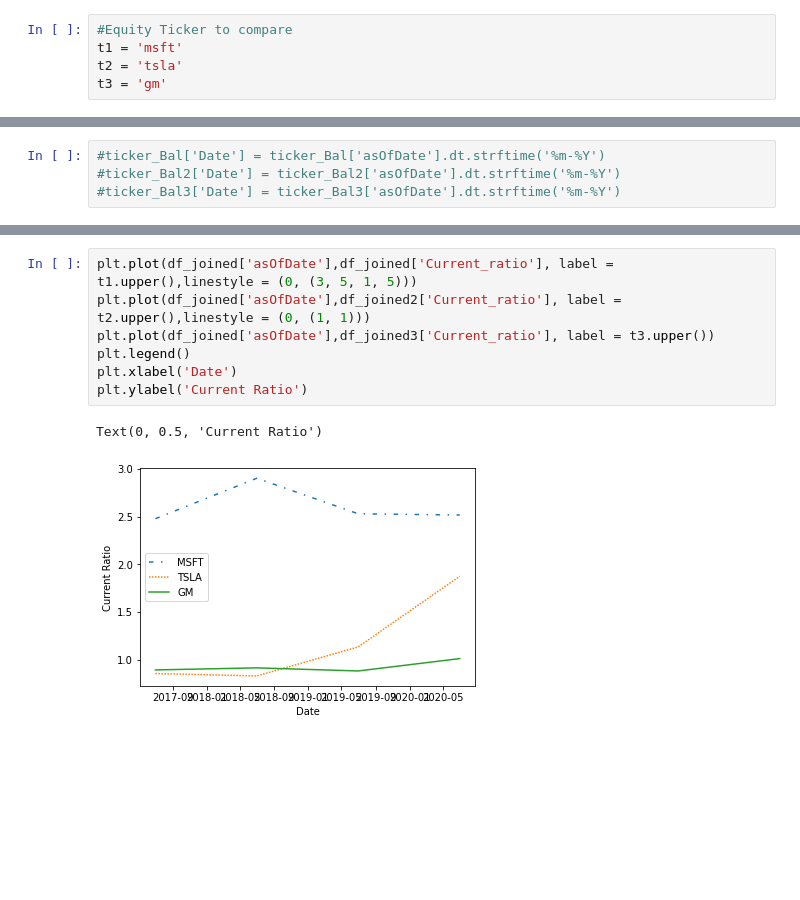
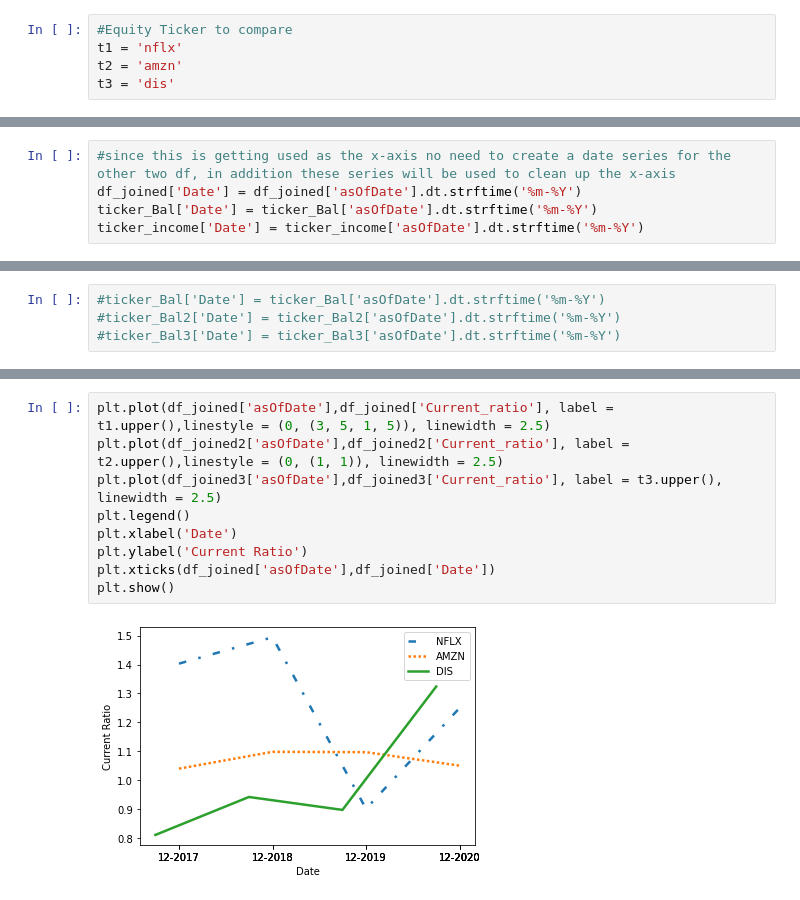
Before and after one commit to robinsonmatt54/Ratio_yahoo_fin, a Jupyter notebook: ratio.ipynb, the cells around one changed output, grey strips where cells are left out. Cells and saved outputs as stored; diff of their text form; blank space fills up the shorter version.

Commit message:
Add files via upload
cleaner graphs.

```diff
--- a/ratio.ipynb
+++ b/ratio.ipynb
@@ -44,9 +44,9 @@ Liquidity
  :Cash Ratio
 # %%
 #Equity Ticker to compare
-t1 = 'msft'
-t2 = 'tsla'
-t3 = 'gm'
+t1 = 'nflx'
+t2 = 'amzn'
+t3 = 'dis'
 # %%
 #Ticker to analyze
 ticker = Ticker(t1)
@@ -527,2 +522,7 @@ msft   2017-06-30         NaN
+# %%
+#since this is getting used as the x-axis no need to create a date series for the other two df, in addition these series will be used to clean up the x-axis
+df_joined['Date'] = df_joined['asOfDate'].dt.strftime('%m-%Y')
+ticker_Bal['Date'] = ticker_Bal['asOfDate'].dt.strftime('%m-%Y')
+ticker_income['Date'] = ticker_income['asOfDate'].dt.strftime('%m-%Y')
 # %%
 #search linestyles for different styles
@@ -628,11 +637,12 @@ Text(0, 0.5, 'Asset Coverage')
 # %%
-plt.plot(df_joined['asOfDate'],df_joined['Current_ratio'], label = t1.upper(),linestyle = (0, (3, 5, 1, 5)))
-plt.plot(df_joined['asOfDate'],df_joined2['Current_ratio'], label = t2.upper(),linestyle = (0, (1, 1)))
-plt.plot(df_joined['asOfDate'],df_joined3['Current_ratio'], label = t3.upper())
+plt.plot(df_joined['asOfDate'],df_joined['Current_ratio'], label = t1.upper(),linestyle = (0, (3, 5, 1, 5)), linewidth = 2.5)
+plt.plot(df_joined2['asOfDate'],df_joined2['Current_ratio'], label = t2.upper(),linestyle = (0, (1, 1)), linewidth = 2.5)
+plt.plot(df_joined3['asOfDate'],df_joined3['Current_ratio'], label = t3.upper(), linewidth = 2.5)
 plt.legend()
 plt.xlabel('Date')
 plt.ylabel('Current Ratio')
+plt.xticks(df_joined['asOfDate'],df_joined['Date'])
+plt.show()
 # %% [output]
-Text(0, 0.5, 'Current Ratio')
-[figure, old version]
+[figure, new version]
 # %%
```
Also changed, not shown: parts of 25 cells of this notebook.
